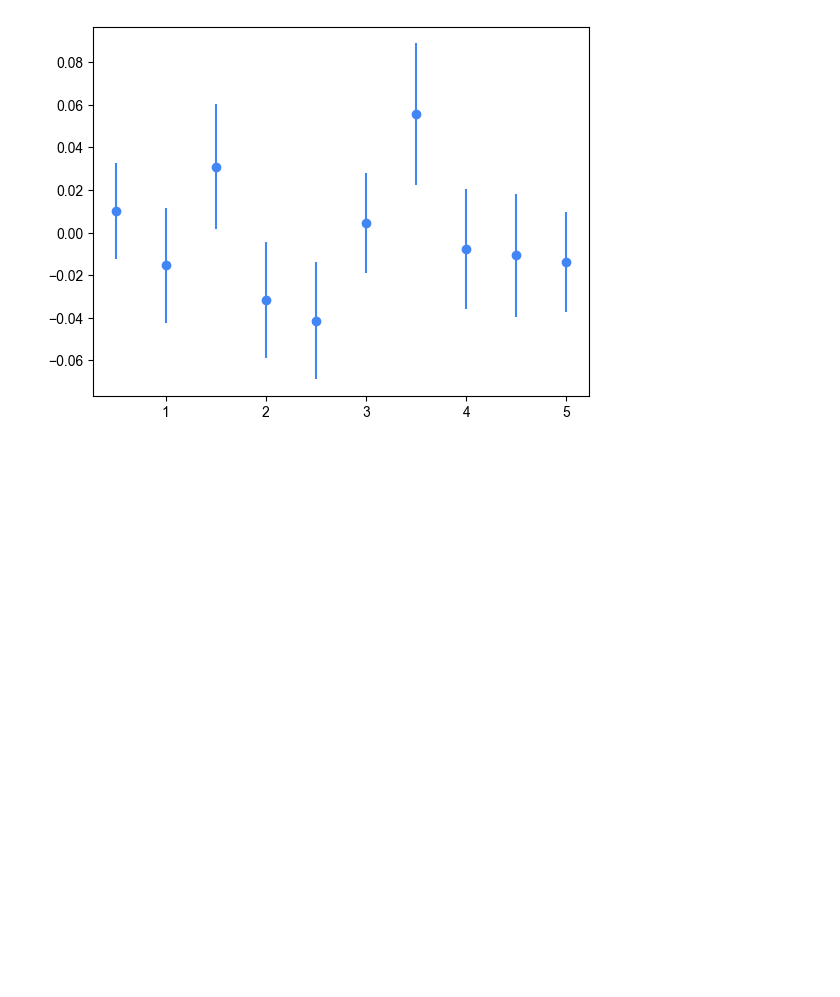
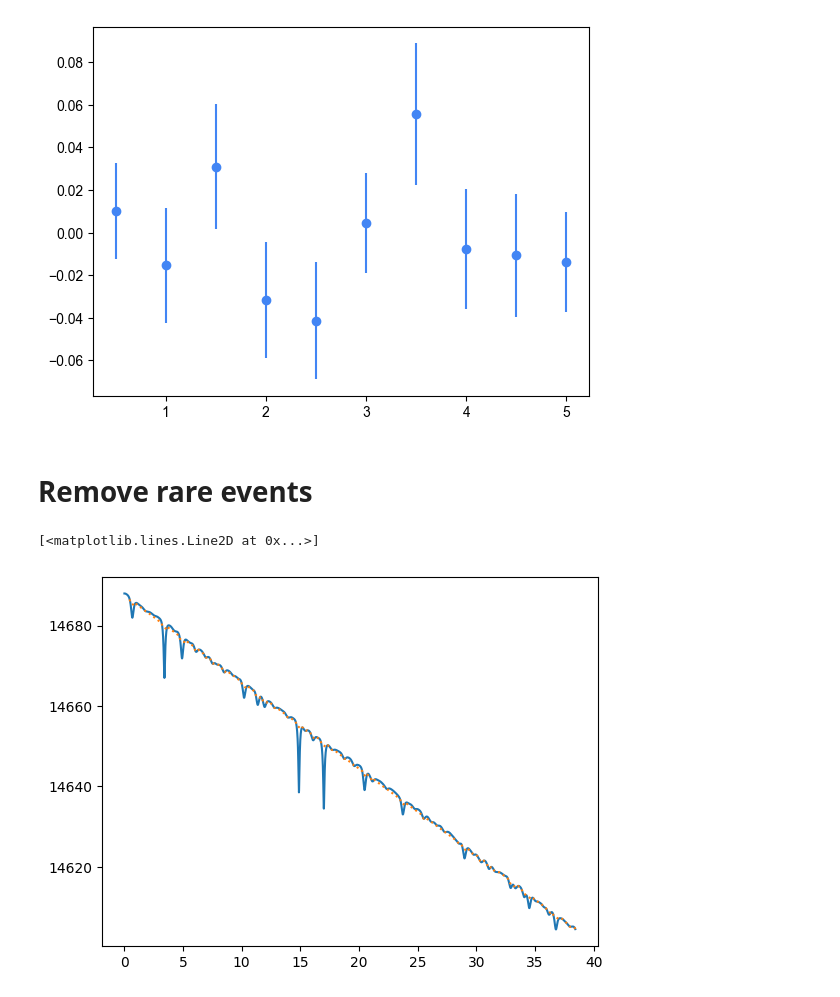
Before and after one commit to ncrubin/mec-sandia, a Jupyter notebook: notebooks/stopping_variance_estimation.ipynb, the cells around one changed output. Drawn from its saved outputs; the diff is of its cells as text; code cells hidden in the pictures; blank space fills up the shorter version.

```diff
--- a/notebooks/stopping_variance_estimation.ipynb
+++ b/notebooks/stopping_variance_estimation.ipynb
@@ -551,3 +551,31 @@ Generating stopping data from scratch.
 vel = 5.0, ns = 1000
 <ErrorbarContainer object of 3 artists>
 [figure]
+# %% [markdown]
+# Remove rare events
+# %%
+# Look at a single velocity first
+import matplotlib.pyplot as plt
+vel = 4.0  # atomic units just taken from carbon
+from mec_sandia.stopping_power import (
+    parse_stopping_data,
+)
+stopping_data = "AndrewsFirstGaussian/C_10gpcc_1eV_stopping_config1.txt"
+data = parse_stopping_data(
+        f"AndrewsFirstGaussian/{vel}_work_vs_dist",
+        vel,
+        num_points=20,
+        stopping_data_filename=stopping_data,
+    )
+plt.plot(data.times, data.kinetic)
+data = parse_stopping_data(
+        f"AndrewsFirstGaussian/{vel}_work_vs_dist",
+        vel,
+        num_points=20,
+        rare_event=0.5,
+        stopping_data_filename=stopping_data,
+    )
+plt.plot(data.times, data.kinetic, ls=":")
+# %% [output]
+[<matplotlib.lines.Line2D at 0x...>]
+[figure, added]
```
Also changed, not shown: parts of 10 cells of this notebook, 2 other files.
